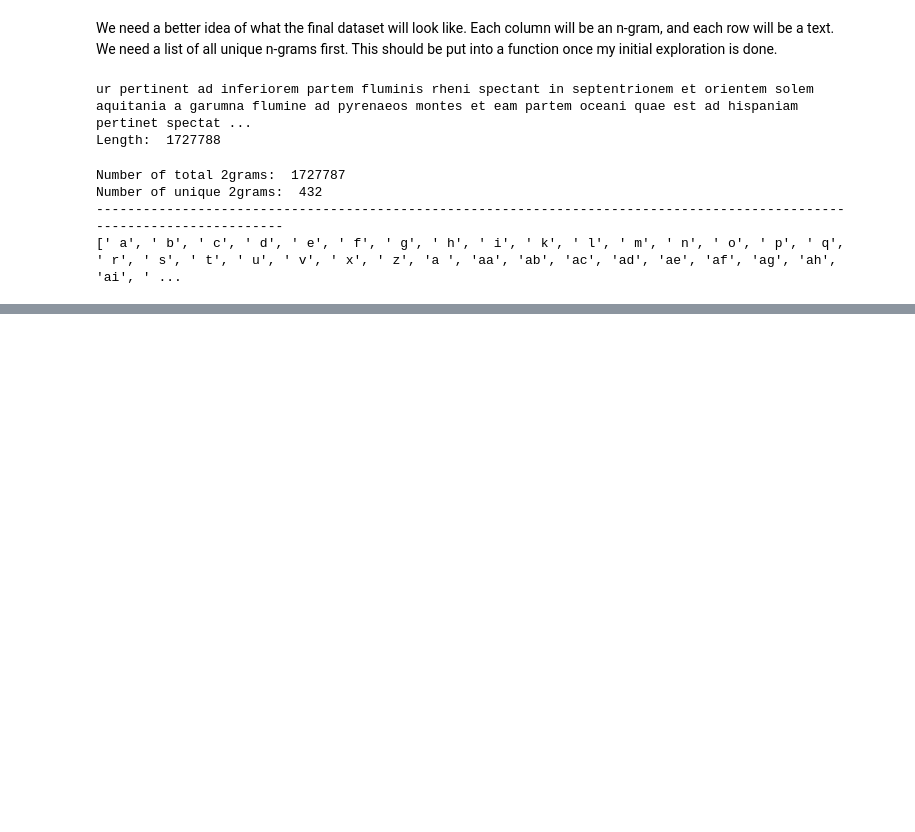
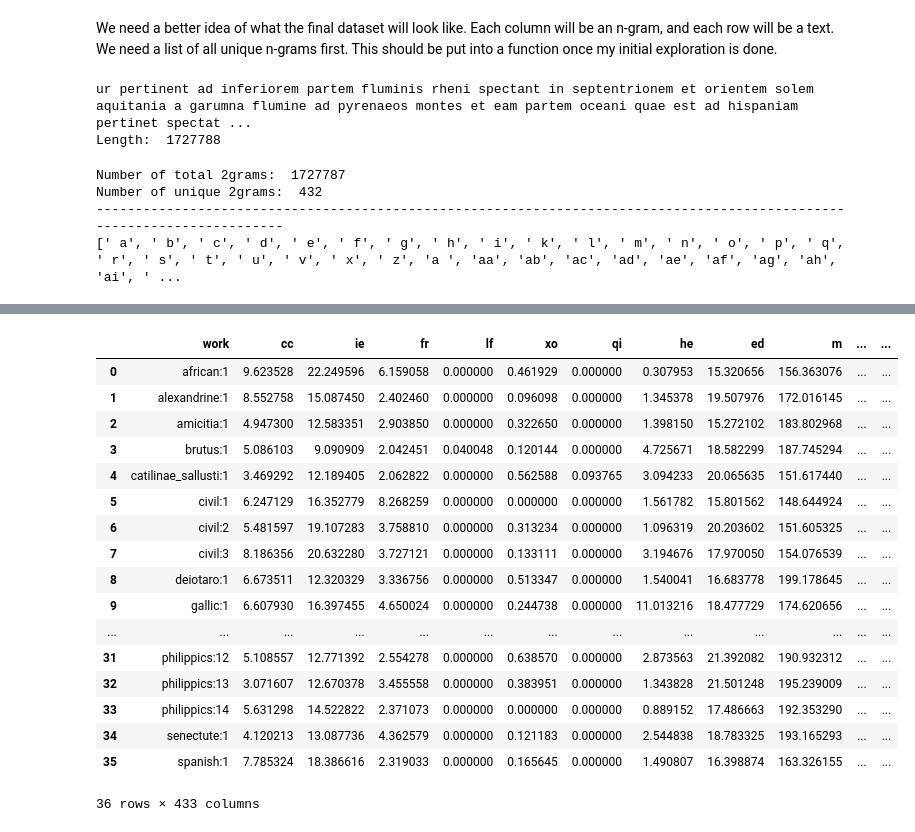
Before and after one commit to cubis182/corpus-caesarianum-authorship, a Jupyter notebook: process_perseus_texts/caesar-ngrams.ipynb, the cells around one changed output, grey strips where cells are left out. Cells and saved outputs as stored; diff of their text form; code cells hidden in the pictures; blank space fills up the shorter version.

```diff
--- a/process_perseus_texts/caesar-ngrams.ipynb
+++ b/process_perseus_texts/caesar-ngrams.ipynb
@@ -76,7 +86,7 @@ print(ngram("Gallia est omnis divisa in partes tres", 3))
 # Utility for next cell
 
 def group_str(text: str, size: int):
-    tokenized = text.split(" ")
+    tokenized = tokenize(text)
     n = len(tokenized) // size
     assert n > 0, "size variable is larger than number of words in the provided text segment"
 
@@ -166,23 +191,49 @@ Number of unique 2grams:  432
 # %%
 # How to count how many times each item in the set above appears in a text segment?
 
+# TODO WHAT HAPPENS IF WE WANT TO USE A GROUPED SET OF TEXTS?
+
 # First, a basic function
-def count_ngrams(set_of_all: set, text: str):
+# Note the following issue: are we going to want to use multiple values for n?
+def count_ngrams(set_of_all: set, text: str, n: int=2, citation="", norm: bool=True) -> dict:
     """
+    Given a "dictionary" with all the possible ngrams in @param set_of_all,
+    how many of each ngram occurs in the given raw text? Must provide n for
+    number of ngrams at the moment, which has to match the ngram size in
+    @param set_of_all. @param norm lets the user decide whether or not to
+    normalize, which the function does by default.
+
+    TODO NEEDSDOC
     @param set_of_all: A set of all the possible n-grams in all texts
     @param text: a text from one text segment targeted for ngram analysis"""
+
+    # some assertions to avoid nasty issues later
+    debug_length: int = len(list(set_of_all)[0])
+    for item in list(set_of_all):
+        if len(item) != debug_length:
+            raise AssertionError("set_of_all argument must provide only ngrams of the same length")
+    assert len(list(set_of_all)[0]) == n, "ngrams provided are not equal to n"
+
     # clean just in case, since it should be an idempotent function
     text = clean(text)
 
-    ngrams = ngram(text)
+    ngrams = ngram(text, n)
 
     # For normalization
-    length = len(text.split(" "))
+    length = len(tokenize(text))
 
-    # save results into dictionary, or into a data frame? Dictionary for now
+    # save normalized frequencies into dictionary, or into a data frame? Dictionary for now
     results = {}
+    if len(citation) > 0:
+        results["work"] = citation
     for ng in list(set_of_all):
-        results[ng] = ngrams.count(ng)
+        norm_factor: int = 1
+        if norm:
+            norm_factor: float = 1000 / length
+        results[ng] = ngrams.count(ng) * norm_factor
 
     return results
+random.seed(a="caesarisfun")
+rand_seg = random.choice(segments)
+print(pprint.pp(count_ngrams(unique_ngrams, rand_seg.string, citation=rand_seg.cite, norm=False), width = 200, compact=True, sort_dicts=True))
 # %% [output]
@@ -205,0 +257,26 @@ def count_ngrams(set_of_all: set, text: str):
+# %%
+# Okay, how to put all this together? It looks like pandas supports creating data frames from a list of dicts:
+
+dicts = [count_ngrams(unique_ngrams, s.string, n=2, citation=s.cite, norm=True) for s in segments]
+
+results = pd.DataFrame(dicts)
+results
+# %% [output]
+|  | work | cc | ie | fr | lf | xo | qi | he | ed | m | ... | ... |
+| 0 | african:1 | 9.623528 | 22.249596 | 6.159058 | 0.000000 | 0.461929 | 0.000000 | 0.307953 | 15.320656 | 156.363076 | ... | ... |
+| 1 | alexandrine:1 | 8.552758 | 15.087450 | 2.402460 | 0.000000 | 0.096098 | 0.000000 | 1.345378 | 19.507976 | 172.016145 | ... | ... |
+| 2 | amicitia:1 | 4.947300 | 12.583351 | 2.903850 | 0.000000 | 0.322650 | 0.000000 | 1.398150 | 15.272102 | 183.802968 | ... | ... |
+| 3 | brutus:1 | 5.086103 | 9.090909 | 2.042451 | 0.040048 | 0.120144 | 0.000000 | 4.725671 | 18.582299 | 187.745294 | ... | ... |
+| 4 | catilinae_sallusti:1 | 3.469292 | 12.189405 | 2.062822 | 0.000000 | 0.562588 | 0.093765 | 3.094233 | 20.065635 | 151.617440 | ... | ... |
+| 5 | civil:1 | 6.247129 | 16.352779 | 8.268259 | 0.000000 | 0.000000 | 0.000000 | 1.561782 | 15.801562 | 148.644924 | ... | ... |
+| 6 | civil:2 | 5.481597 | 19.107283 | 3.758810 | 0.000000 | 0.313234 | 0.000000 | 1.096319 | 20.203602 | 151.605325 | ... | ... |
+| 7 | civil:3 | 8.186356 | 20.632280 | 3.727121 | 0.000000 | 0.133111 | 0.000000 | 3.194676 | 17.970050 | 154.076539 | ... | ... |
+| 8 | deiotaro:1 | 6.673511 | 12.320329 | 3.336756 | 0.000000 | 0.513347 | 0.000000 | 1.540041 | 16.683778 | 199.178645 | ... | ... |
+| 9 | gallic:1 | 6.607930 | 16.397455 | 4.650024 | 0.000000 | 0.244738 | 0.000000 | 11.013216 | 18.477729 | 174.620656 | ... | ... |
+| ... | ... | ... | ... | ... | ... | ... | ... | ... | ... | ... | ... | ... |
+| 31 | philippics:12 | 5.108557 | 12.771392 | 2.554278 | 0.000000 | 0.638570 | 0.000000 | 2.873563 | 21.392082 | 190.932312 | ... | ... |
+| 32 | philippics:13 | 3.071607 | 12.670378 | 3.455558 | 0.000000 | 0.383951 | 0.000000 | 1.343828 | 21.501248 | 195.239009 | ... | ... |
+| 33 | philippics:14 | 5.631298 | 14.522822 | 2.371073 | 0.000000 | 0.000000 | 0.000000 | 0.889152 | 17.486663 | 192.353290 | ... | ... |
+| 34 | senectute:1 | 4.120213 | 13.087736 | 4.362579 | 0.000000 | 0.121183 | 0.000000 | 2.544838 | 18.783325 | 193.165293 | ... | ... |
+| 35 | spanish:1 | 7.785324 | 18.386616 | 2.319033 | 0.000000 | 0.165645 | 0.000000 | 1.490807 | 16.398874 | 163.326155 | ... | ... |
+36 rows × 433 columns
```
Also changed, not shown: parts of 7 cells of this notebook.
